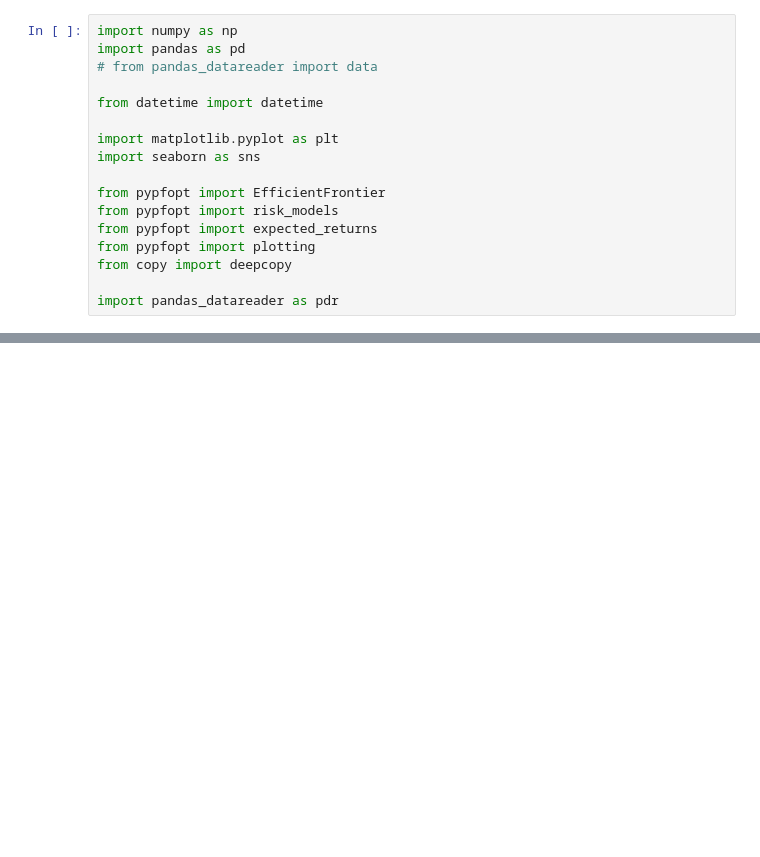
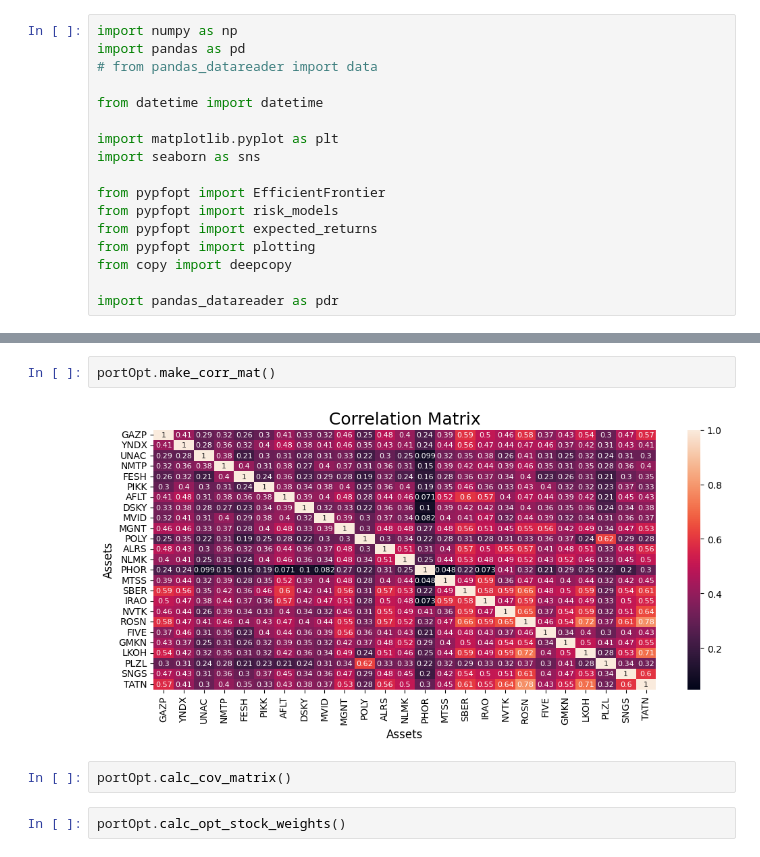
Before and after one commit to justniks/case_finance, a Jupyter notebook: main_upd.ipynb, the cells around one changed output, grey strips where cells are left out. Cells and saved outputs as stored; diff of their text form; blank space fills up the shorter version.

```diff
--- a/main_upd.ipynb
+++ b/main_upd.ipynb
@@ -38,0 +207,8 @@ df_assets = small_df.drop(['GEMC', 'VKCO', 'POSI', 'FLOT', 'TCSG', 'OZON'], axis
+# %%
+portOpt.make_corr_mat()
+# %% [output]
+[figure, added]
+# %%
+portOpt.calc_cov_matrix()
+# %%
+portOpt.calc_opt_stock_weights()
```
Also changed, not shown: parts of 23 cells of this notebook.
